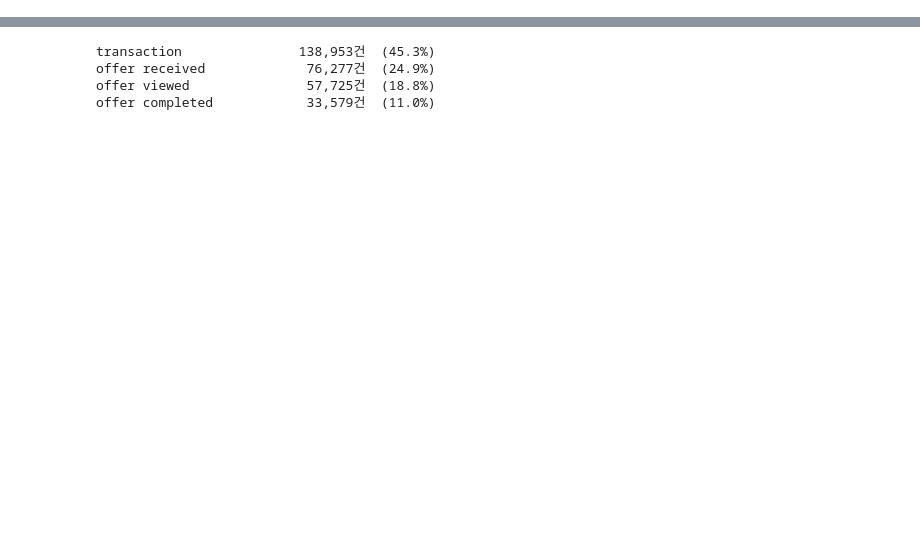
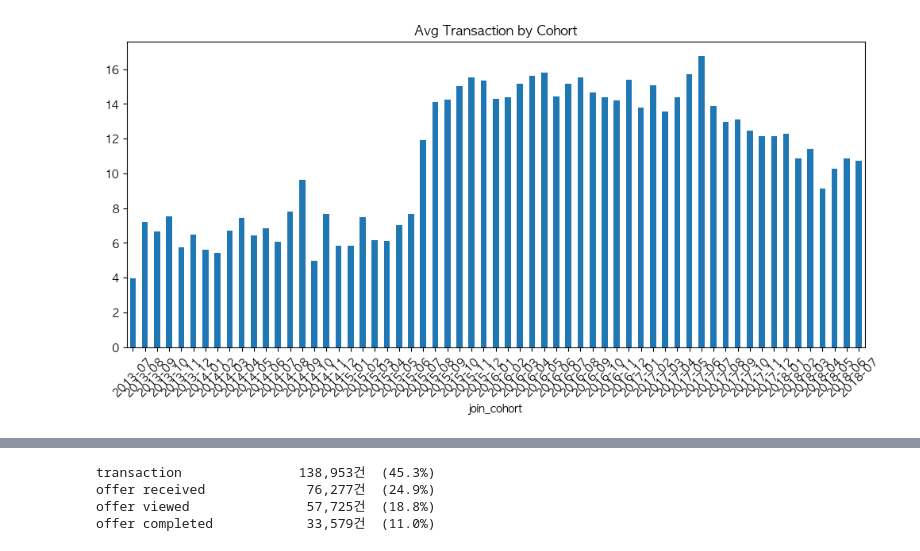
Before and after one commit to rladbstj56/practice_project, a Jupyter notebook: Soyun_EDA/eda.ipynb, the cells around one changed output, grey strips where cells are left out. Saved outputs shown, nothing was run; the diff lists cells and outputs as text; code cells hidden in the pictures; blank space fills up the shorter version.

```diff
--- a/Soyun_EDA/eda.ipynb
+++ b/Soyun_EDA/eda.ipynb
@@ -23,0 +169,13 @@ full = pd.read_csv('../Soyun_EDA/full_data.csv')
+# %%
+tx = full[full['event'] == 'transaction'].copy()
+
+cohort_avg = (
+    tx.groupby('join_cohort')['amount']
+    .mean()
+)
+
+cohort_avg.plot(kind='bar', figsize=(12,5), title='Avg Transaction by Cohort')
+plt.xticks(rotation=45)
+plt.show()
+# %% [output]
+[figure, added]
```
Also changed, not shown: parts of 49 cells of this notebook, 8 other files.
